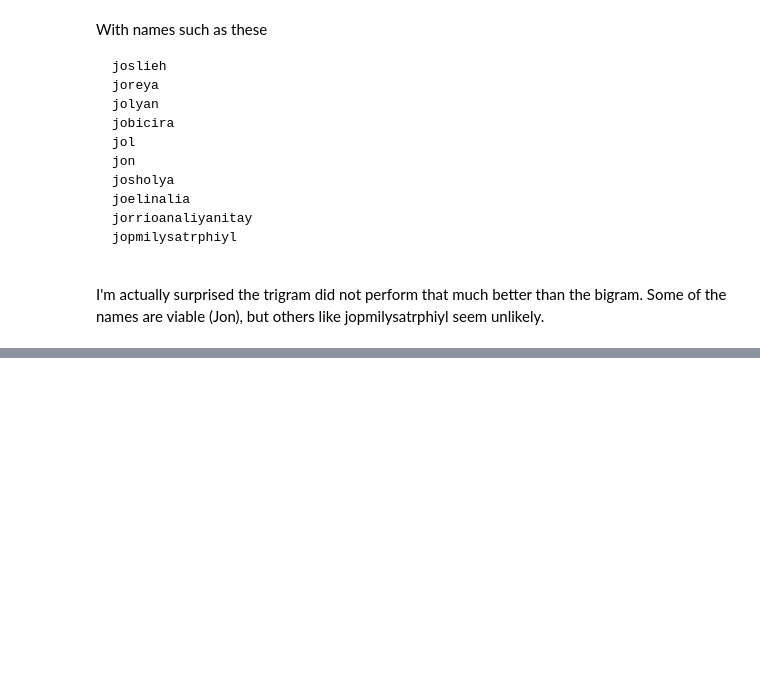
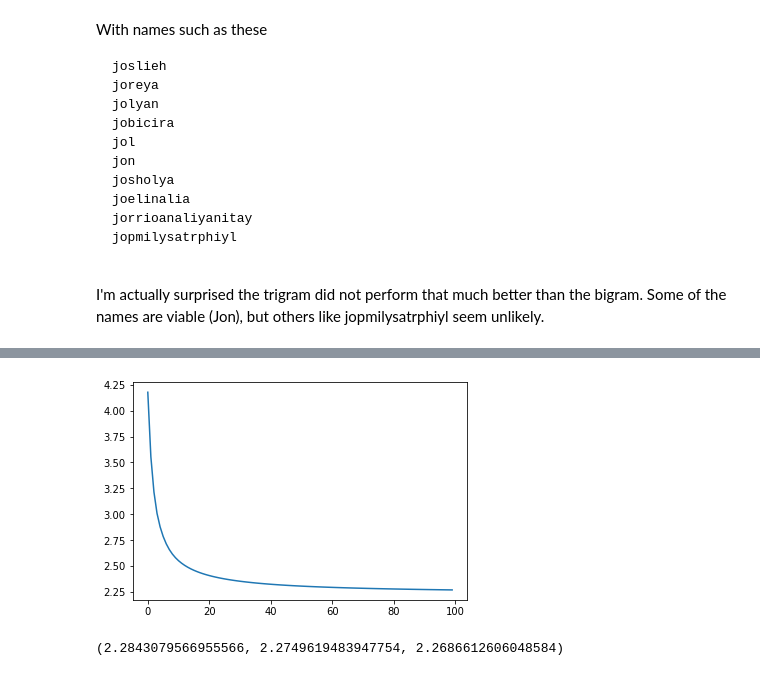
Before and after one commit to osamja/zero-to-hero, a Jupyter notebook: lecture_2/makemore_bigram_lm_scratch.ipynb, the cells around one changed output, grey strips where cells are left out. Saved outputs shown, nothing was run; the diff lists cells and outputs as text; code cells hidden in the pictures; blank space fills up the shorter version.

```diff
--- a/lecture_2/makemore_bigram_lm_scratch.ipynb
+++ b/lecture_2/makemore_bigram_lm_scratch.ipynb
@@ -697,0 +699,66 @@ I'm actually surprised the trigram did not perform that much better than the big
+# %%
+num_names = len(names)
+train_size = int(0.8 * num_names)
+dev_size = int(0.1 * num_names)
+test_size = int(0.1 * num_names)
+
+rand_indices = torch.randperm(num_names)
+train_set_indices = rand_indices[:train_size]
+dev_set_indices = rand_indices[train_size:train_size+dev_size]
+test_set_indices = rand_indices[train_size+dev_size:train_size+dev_size+test_size]
+
+names = np.array(names)
+train_set = names[train_set_indices]
+dev_set = names[dev_set_indices]
+test_set = names[test_set_indices]
+# %%
+
+# Lets train a trigram language model using a neural net.
+
+W = torch.randn((54,27), requires_grad=True)
+
+def train(name_set, num_iters=10):
+  # Create the trigram dataset
+  x1s, x2s, ys = [], [], []
+  loss_counts = []
+
+  for name in name_set:
+    name = ['.'] + list(name) + ['.']
+    for ch1, ch2, ch3 in zip(name, name[1:], name[2:]):
+      x1s.append(stoi[ch1])
+      x2s.append(stoi[ch2])
+      ys.append(stoi[ch3])
+
+  x1s, x2s = torch.tensor(x1s), torch.tensor(x2s)
+
+  stacked_tensors = torch.column_stack((x1s, x2s))     # join character 1 & 2
+  x_encoded = torch.nn.functional.one_hot(stacked_tensors, num_classes=27).float()
+  x_encoded = x_encoded.reshape((stacked_tensors.shape[0], 54))
+
+  for iter in range(num_iters):
+    # forward pass
+    loss = 0
+    logits = x_encoded @ W     # log counts
+    logits = logits.exp()     # keep positive
+    logits_pr = logits / logits.sum(1, keepdims=True)  # squash Pr [0,1]
+    x_indices = np.arange((logits_pr.shape[0]))
+    pr_y = logits_pr[x_indices, ys]
+    smoothing_factor = .1                # model smoothing
+    regularization = smoothing_factor * (W**2).mean()
+    loss += -torch.log(pr_y).sum() + regularization        # negative loss likelihood
+    loss /= len(x_encoded)                # normalize loss by char length
+    loss_counts.append(loss.item())
+
+    # backward pass
+    W.grad = None
+    loss.backward()
+    step_size = 40
+    W.data -= W.grad * step_size
+
+  print(f'Initial loss: {loss_counts[0]} \n Train Loss: {loss_counts[-1]}')
+  plt.plot(loss_counts)
+
+  return W
+
+trained_w = train(train_set, num_iters=100)
+# %% [output]
@@ -697,0 +767 @@ I'm actually surprised the trigram did not perform that much better than the big
+[figure, added]
@@ -697,0 +807,4 @@ I'm actually surprised the trigram did not perform that much better than the big
+# %%
+dev_loss, test_loss, train_loss
+# %% [output]
+(2.2843079566955566, 2.2749619483947754, 2.2686612606048584)
```
Also changed, not shown: parts of 30 cells of this notebook.
